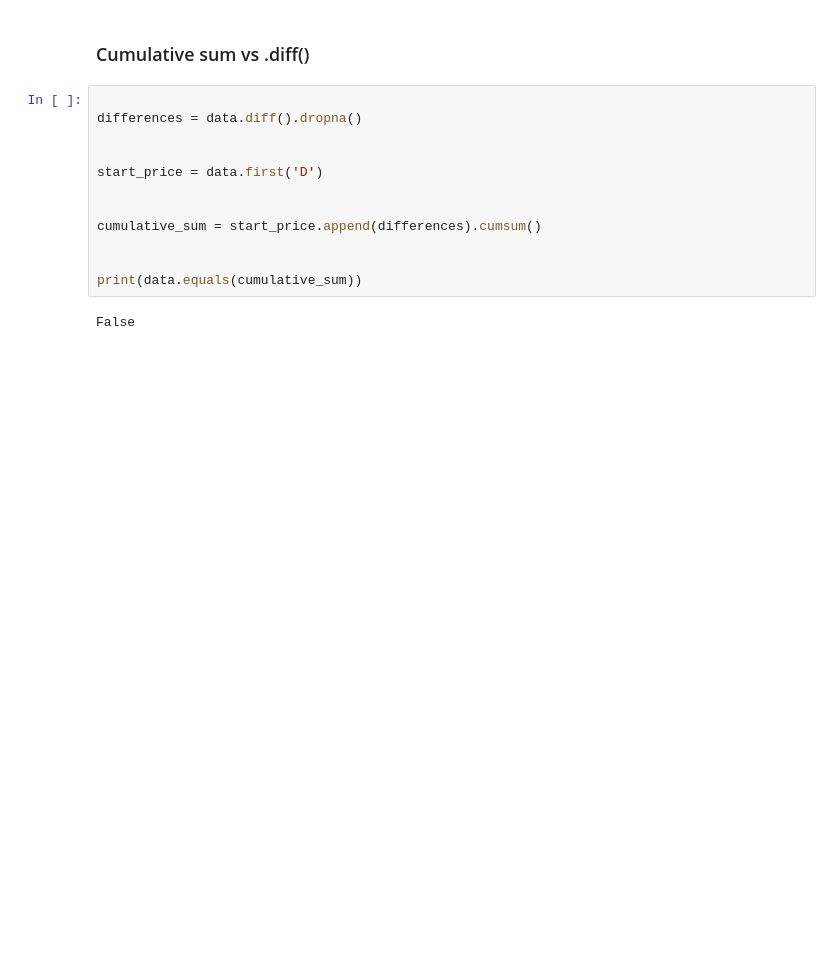
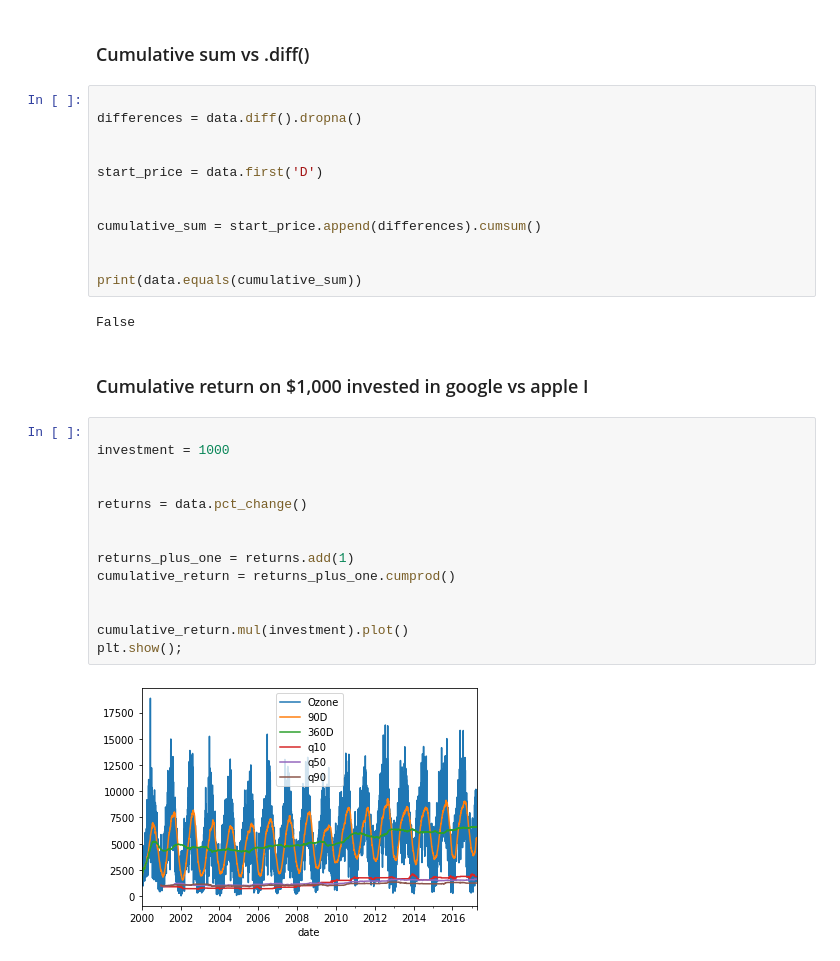
Before and after one commit to ozlerhakan/datacamp, a Jupyter notebook: Manipulating Time Series Data in Python/chapter3.ipynb, the cells around one changed output. Cells and saved outputs as stored; diff of their text form; blank space fills up the shorter version.

```diff
--- a/Manipulating Time Series Data in Python/chapter3.ipynb
+++ b/Manipulating Time Series Data in Python/chapter3.ipynb
@@ -193,3 +193,21 @@ cumulative_sum = start_price.append(differences).cumsum()
 print(data.equals(cumulative_sum))
 # %% [output]
 False
+# %% [markdown]
+### Cumulative return on $1,000 invested in google vs apple I
+# %%
+
+investment = 1000
+
+
+returns = data.pct_change()
+
+
+returns_plus_one = returns.add(1)
+cumulative_return = returns_plus_one.cumprod()
+
+
+cumulative_return.mul(investment).plot()
+plt.show();
+# %% [output]
+[figure, added]
```
